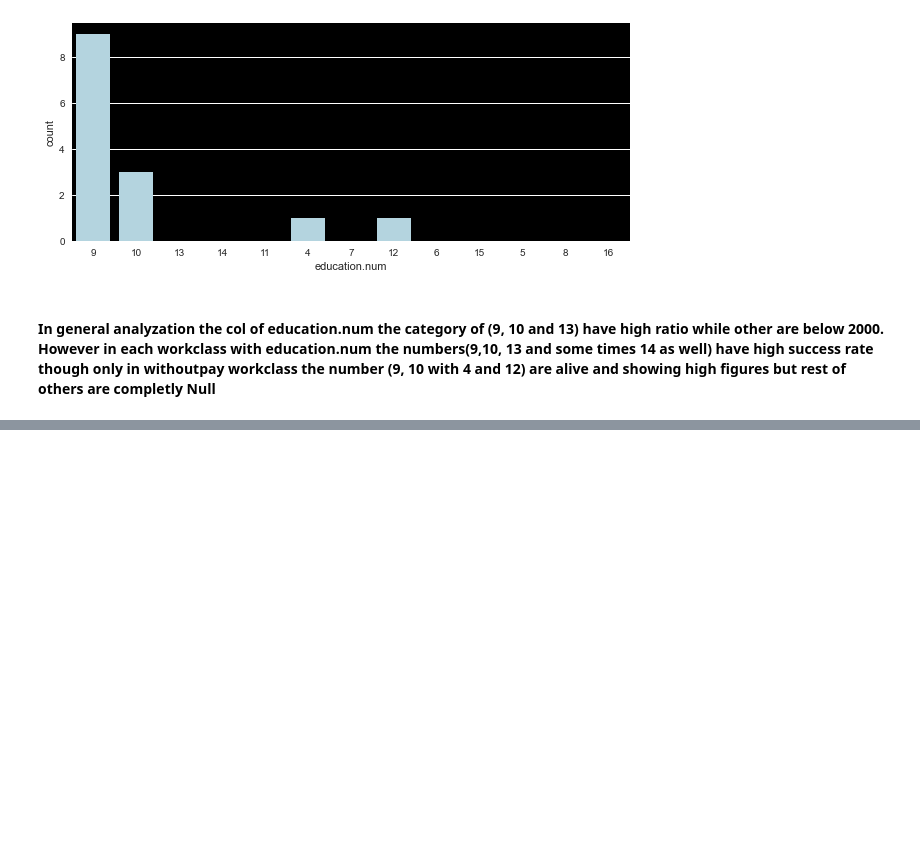
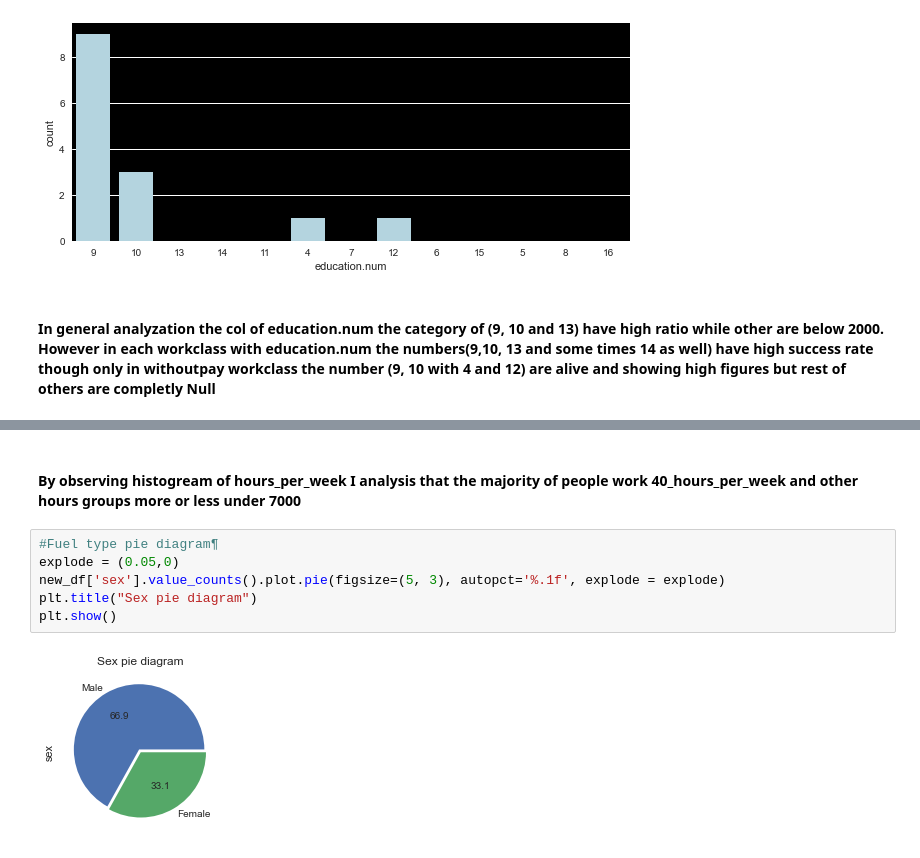
Before and after one commit to atif4/projects, a Jupyter notebook: adult.ipynb, the cells around one changed output, grey strips where cells are left out. Saved outputs shown, nothing was run; the diff lists cells and outputs as text; blank space fills up the shorter version.

```diff
--- a/adult.ipynb
+++ b/adult.ipynb
@@ -693,0 +703,10 @@ sns.countplot(x='education.num',order=new_df['education.num'].value_counts().ind
+# %% [markdown]
+#### By observing histogream of hours_per_week I analysis that the majority of people work 40_hours_per_week and other hours groups more or less under 7000
+# %%
+#Fuel type pie diagram¶
+explode = (0.05,0)
+new_df['sex'].value_counts().plot.pie(figsize=(5, 3), autopct='%.1f', explode = explode)
+plt.title("Sex pie diagram")
+plt.show()
+# %% [output]
+[figure, added]
```
Also changed, not shown: parts of 9 cells of this notebook.
